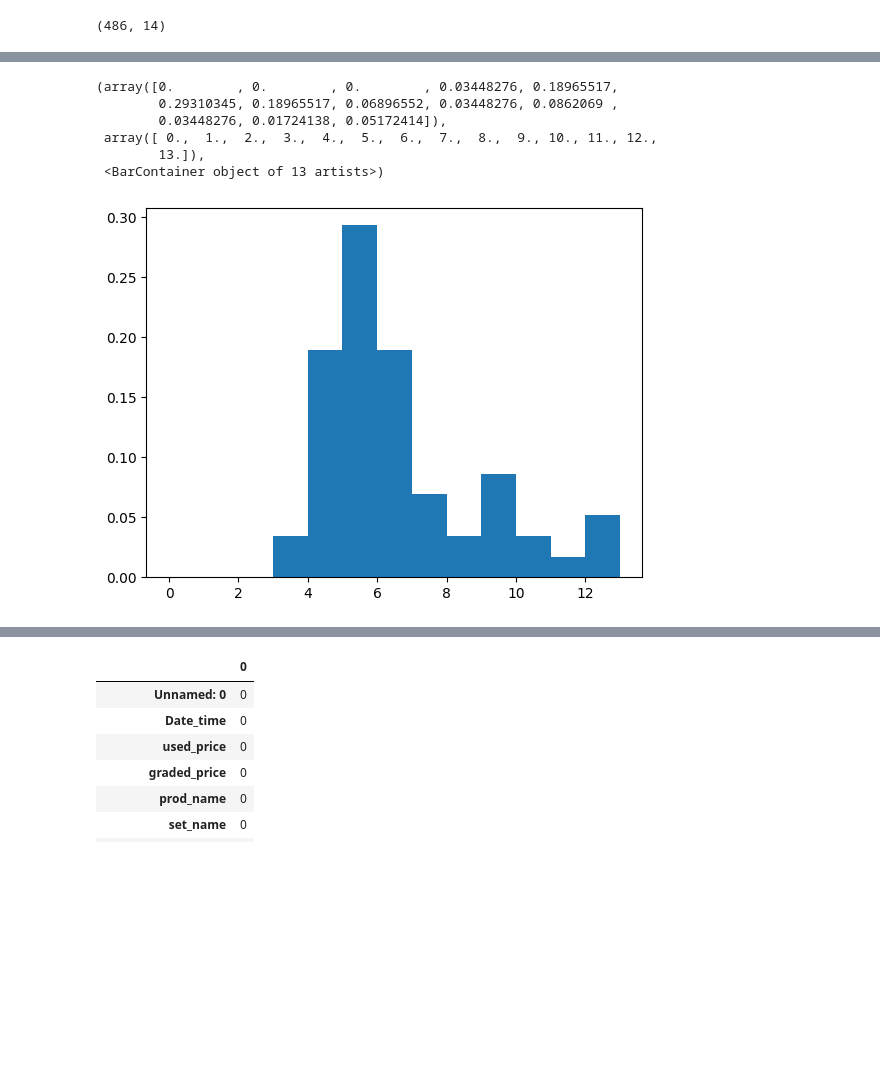
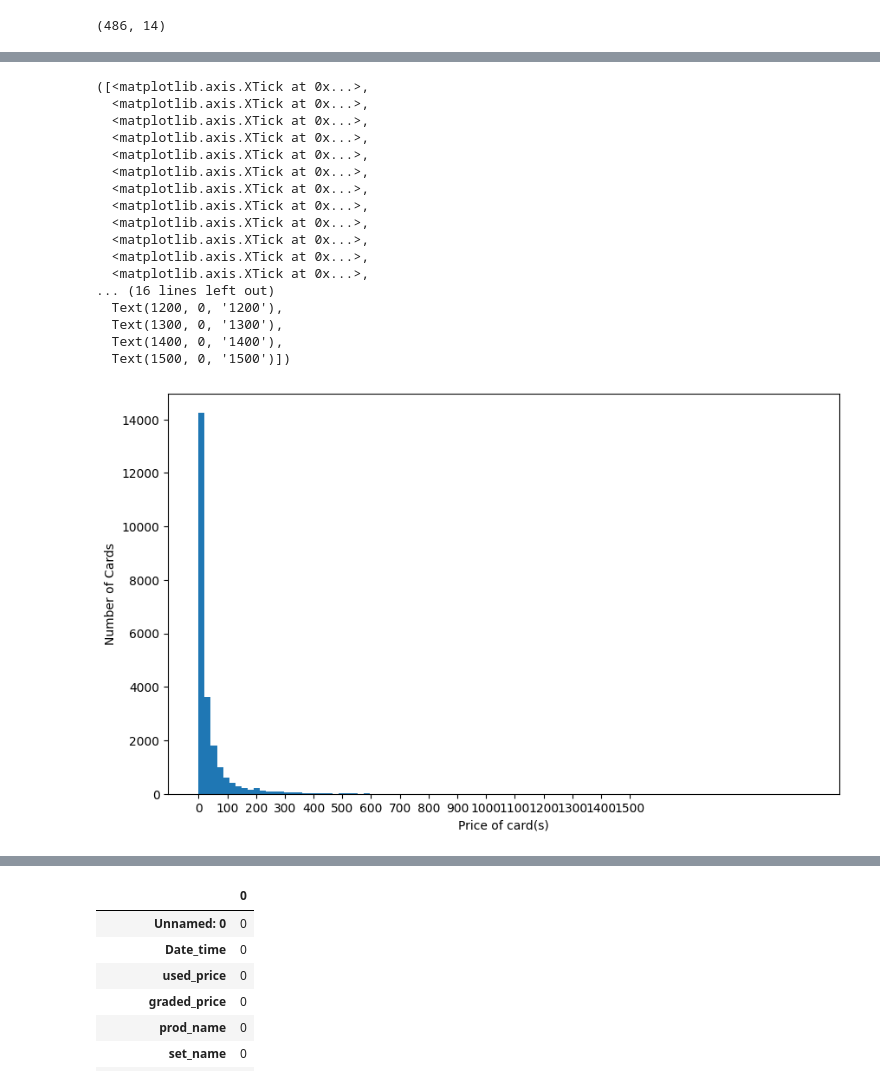
Before and after one commit to nicholaspfeil/PokemonPredictor_A_Nicholas_and_Dominic_Production, a Jupyter notebook: Pokemon_Predictor.ipynb, the cells around one changed output, grey strips where cells are left out. Saved outputs shown, nothing was run; the diff lists cells and outputs as text; code cells hidden in the pictures; blank space fills up the shorter version.

```diff
--- a/Pokemon_Predictor.ipynb
+++ b/Pokemon_Predictor.ipynb
@@ -118,18 +135,37 @@ array(['pokemon-astral-radiance', 'pokemon-battle-styles',
 # %%
-umbreon_rows = price_df[price_df["prod_name"] == "Umbreon_GX_#80"]
+"""umbreon_rows = price_df[price_df["prod_name"] == "Umbreon_GX_#80"]
 
 umbreon_price = umbreon_rows['used_price']
 
 
-plt.hist(umbreon_price, density=True, bins = np.arange(0,14))
+plt.hist(umbreon_price, density=True, bins = np.arange(0,14))"""
+
+######################
+
+plt.figure(figsize=(10, 6))
+plt.hist(price_df['used_price'], bins = 100)
+plt.xlabel("Price of card(s)")
+plt.ylabel("Number of Cards")
+plt.xticks(np.arange(0, 1501, 100))
 # %% [output]
-(array([0.        , 0.        , 0.        , 0.03448276, 0.18965517,
-        0.29310345, 0.18965517, 0.06896552, 0.03448276, 0.0862069 ,
-        0.03448276, 0.01724138, 0.05172414]),
- array([ 0.,  1.,  2.,  3.,  4.,  5.,  6.,  7.,  8.,  9., 10., 11., 12.,
-        13.]),
- <BarContainer object of 13 artists>)
+([<matplotlib.axis.XTick at 0x...>,
+  <matplotlib.axis.XTick at 0x...>,
+  <matplotlib.axis.XTick at 0x...>,
+  <matplotlib.axis.XTick at 0x...>,
+  <matplotlib.axis.XTick at 0x...>,
+  <matplotlib.axis.XTick at 0x...>,
+  <matplotlib.axis.XTick at 0x...>,
+  <matplotlib.axis.XTick at 0x...>,
+  <matplotlib.axis.XTick at 0x...>,
+  <matplotlib.axis.XTick at 0x...>,
+  <matplotlib.axis.XTick at 0x...>,
+  <matplotlib.axis.XTick at 0x...>,
+... (16 lines left out)
+  Text(1200, 0, '1200'),
+  Text(1300, 0, '1300'),
+  Text(1400, 0, '1400'),
+  Text(1500, 0, '1500')])
-[figure, old version]
+[figure, new version]
 # %%
 price_df[price_df["prod_name"] == "Umbreon_GX_#80"]
 # %% [output]
```
Also changed, not shown: parts of 3 cells of this notebook.
